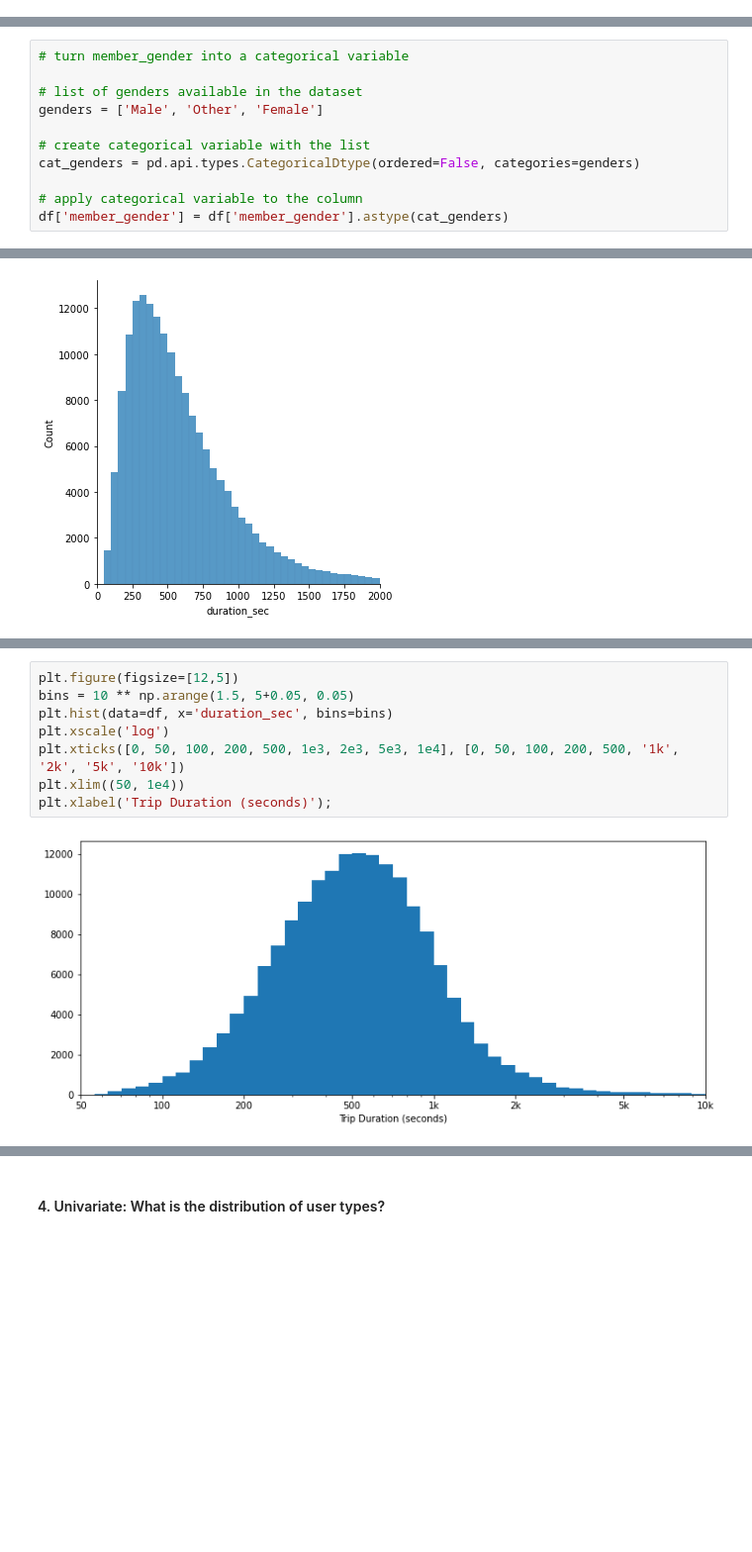
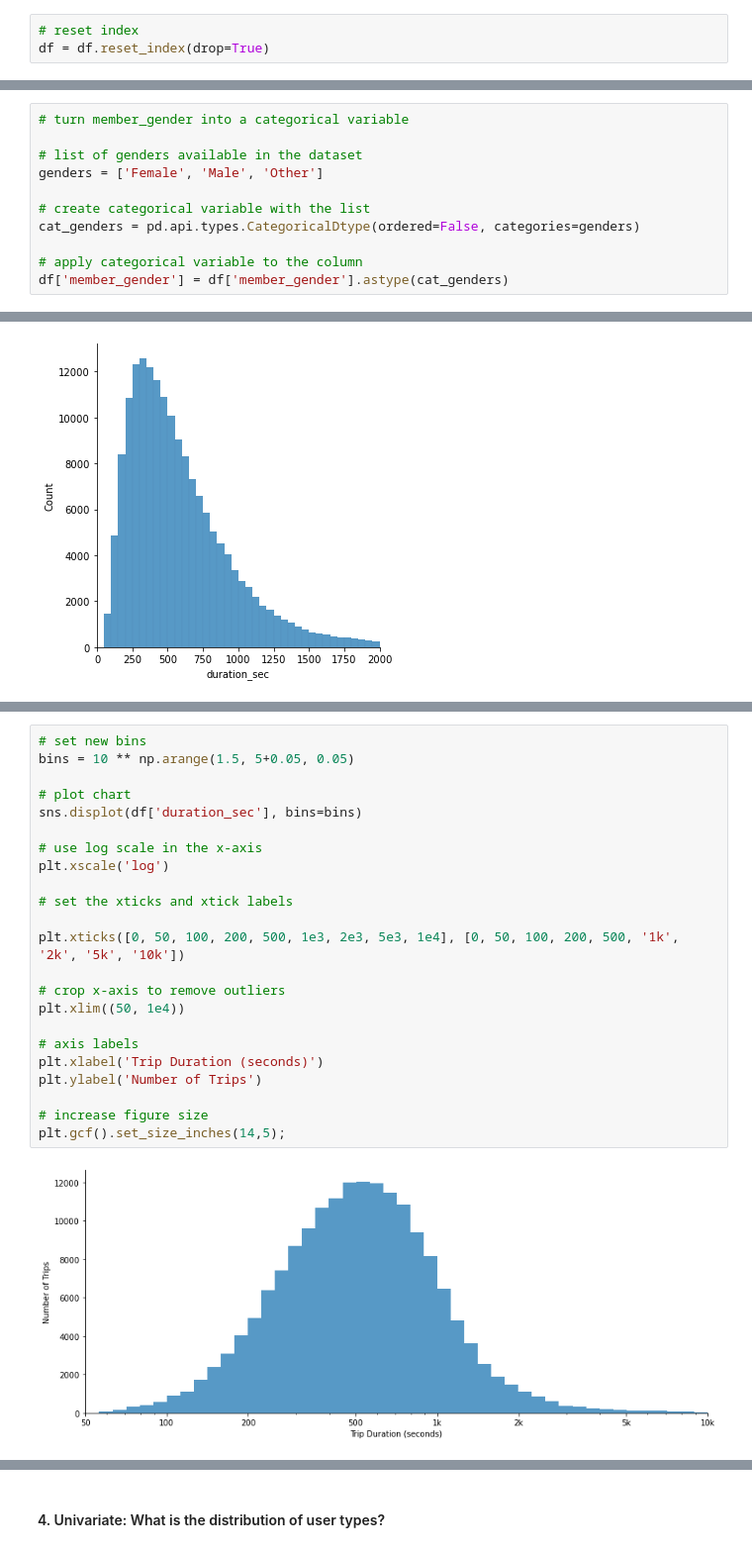
Before and after one commit to tharcyla/communicate-data-findings, a Jupyter notebook: Part_I_Exploration.ipynb, the cells around one changed output, grey strips where cells are left out. Shown: that part at 99% size. Cells and saved outputs as stored; diff of their text form; blank space fills up the shorter version.

```diff
--- a/Part_I_Exploration.ipynb
+++ b/Part_I_Exploration.ipynb
@@ -67,6 +64,9 @@ memory usage: 22.4+ MB
 # %%
 # drop nulls in place
 df.dropna(inplace=True)
+# %%
+# reset index
+df = df.reset_index(drop=True)
 # %%
 # check to see if it worked
 df.info()
@@ -148,7 +148,7 @@ array(['Male', 'Other', 'Female'], dtype=object)
 # turn member_gender into a categorical variable
 
 # list of genders available in the dataset
-genders = ['Male', 'Other', 'Female']
+genders = ['Female', 'Male', 'Other']
 
 # create categorical variable with the list
 cat_genders = pd.api.types.CategoricalDtype(ordered=False, categories=genders)
@@ -433,11 +454,26 @@ plt.xlim((0, 2e3));
 # %%
-plt.figure(figsize=[12,5])
+# set new bins
 bins = 10 ** np.arange(1.5, 5+0.05, 0.05)
-plt.hist(data=df, x='duration_sec', bins=bins)
+
+# plot chart
+sns.displot(df['duration_sec'], bins=bins)
+
+# use log scale in the x-axis
 plt.xscale('log')
+
+# set the xticks and xtick labels
+
 plt.xticks([0, 50, 100, 200, 500, 1e3, 2e3, 5e3, 1e4], [0, 50, 100, 200, 500, '1k', '2k', '5k', '10k'])
+
+# crop x-axis to remove outliers
 plt.xlim((50, 1e4))
-plt.xlabel('Trip Duration (seconds)');
+
+# axis labels
+plt.xlabel('Trip Duration (seconds)')
+plt.ylabel('Number of Trips')
+
+# increase figure size
+plt.gcf().set_size_inches(14,5);
 # %% [output]
-[figure, old version]
+[figure, new version]
 # %% [markdown]
```
Also changed, not shown: parts of 129 cells of this notebook.
